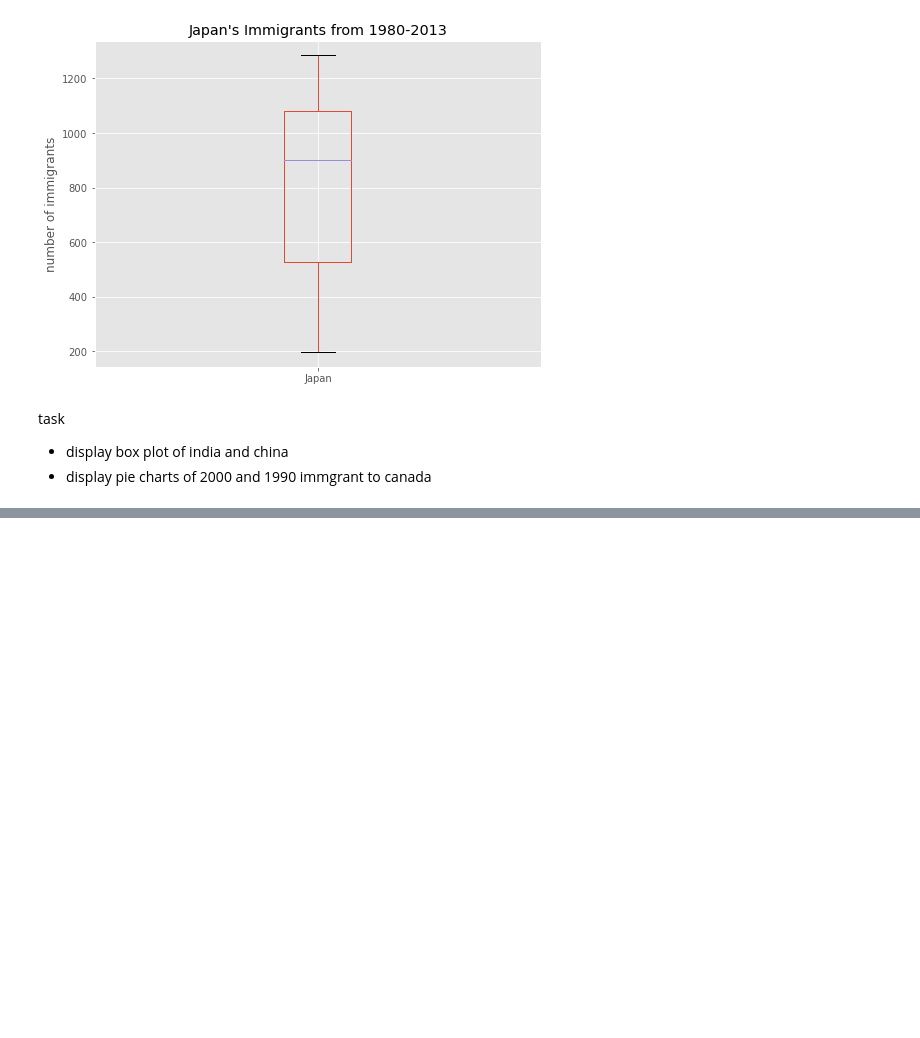
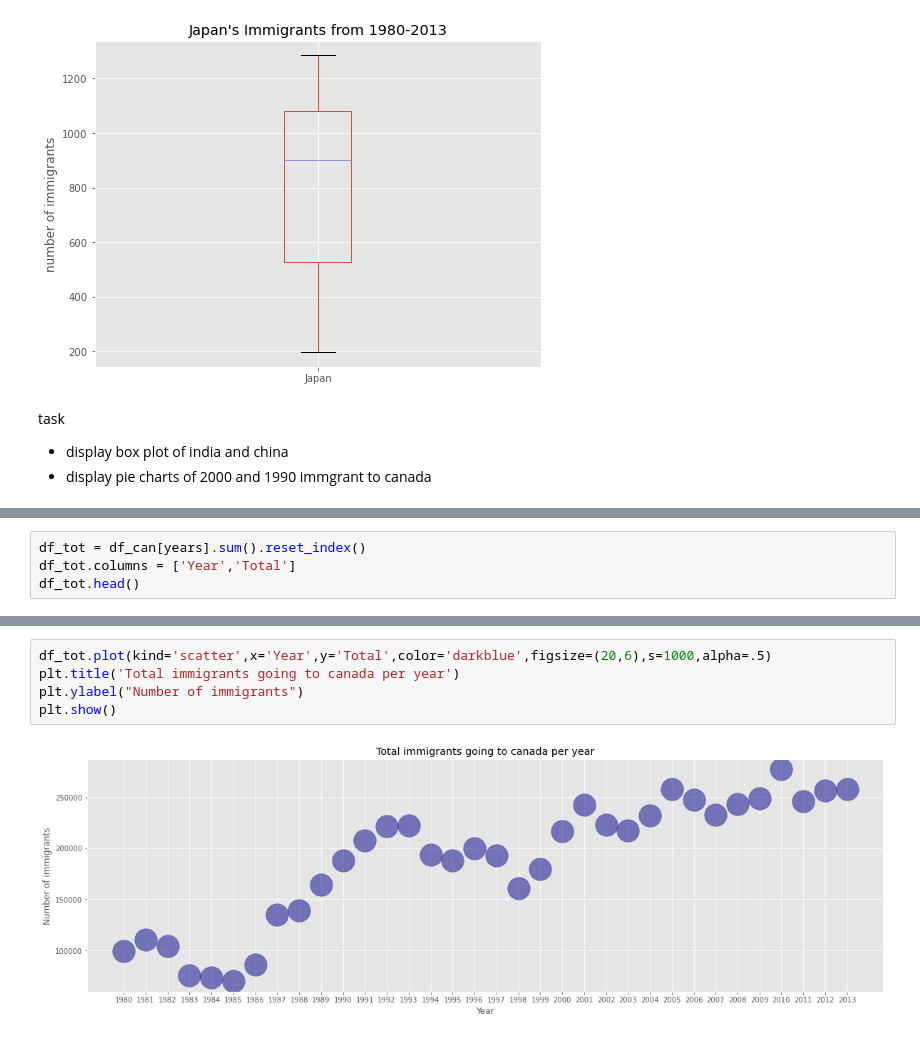
Before and after one commit to digipodium/python_content_for_tts_batch, a Jupyter notebook: dataanalysis/exploratory_data_analysis_EDA.ipynb, the cells around one changed output, grey strips where cells are left out. Drawn from its saved outputs; the diff is of its cells as text; blank space fills up the shorter version.

```diff
--- a/dataanalysis/exploratory_data_analysis_EDA.ipynb
+++ b/dataanalysis/exploratory_data_analysis_EDA.ipynb
@@ -126,0 +153,4 @@ task
+# %%
+df_tot = df_can[years].sum().reset_index()
+df_tot.columns = ['Year','Total']
+df_tot.head()
@@ -126,0 +164,7 @@ task
+# %%
+df_tot.plot(kind='scatter',x='Year',y='Total',color='darkblue',figsize=(20,6),s=1000,alpha=.5)
+plt.title('Total immigrants going to canada per year')
+plt.ylabel("Number of immigrants")
+plt.show()
+# %% [output]
+[figure, added]
```
Also changed, not shown: parts of 13 cells of this notebook, 1 other file.
